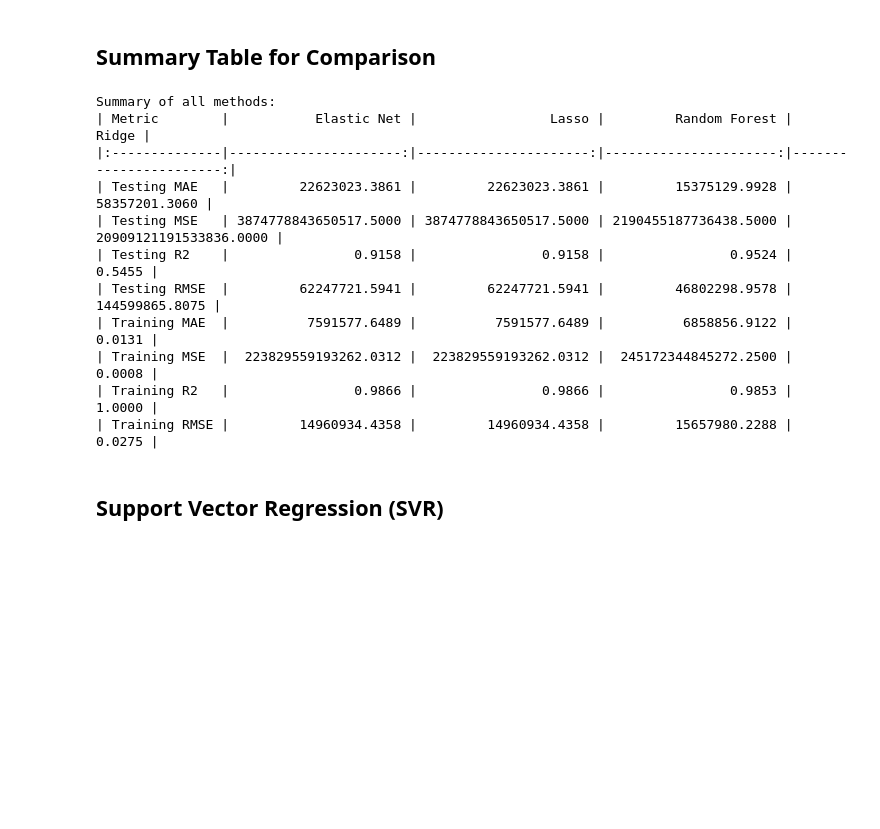
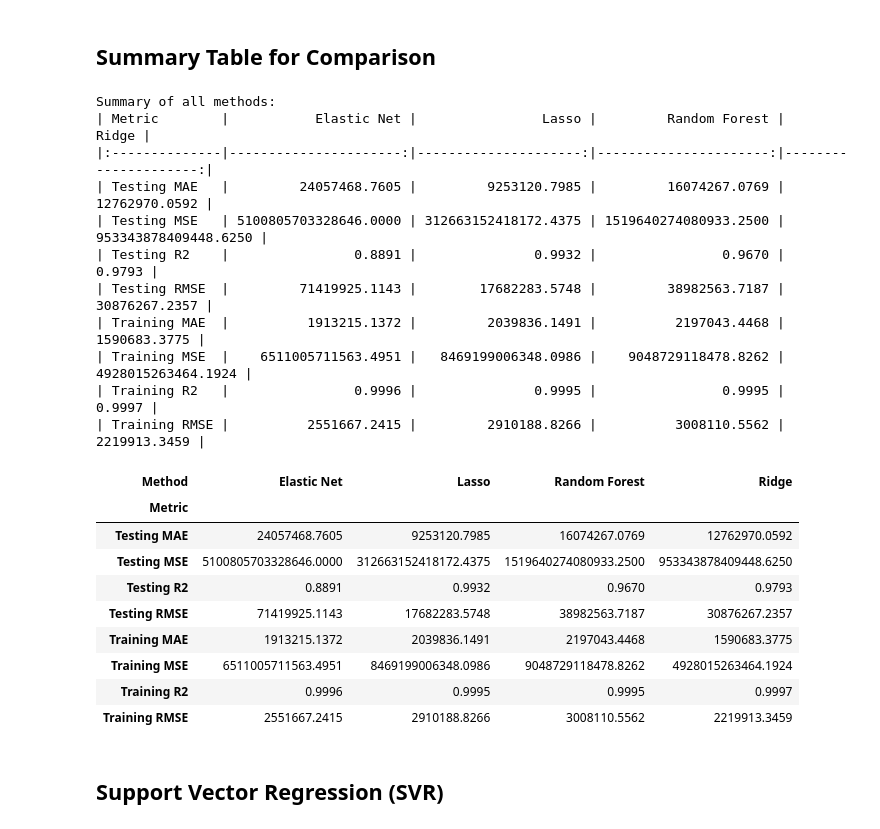
Before and after one commit to ducanhnguyen99/BNetzA, a Jupyter notebook: Benedict/First Analysis.ipynb, the cells around one changed output. Saved outputs shown, nothing was run; the diff lists cells and outputs as text; code cells hidden in the pictures; blank space fills up the shorter version.

```diff
--- a/Benedict/First Analysis.ipynb
+++ b/Benedict/First Analysis.ipynb
@@ -323,32 +505,68 @@ Significant Feature Importances by Random Forest:
 # %% [markdown]
 ## Summary Table for Comparison
 # %%
+# Convert results dictionaries to list format
+results_lasso_list = [
+    ["Lasso", metric, value] for metric, value in zip(results_lasso_dict["Metric"], results_lasso_dict["Value"])
+]
+
+results_ridge_list = [
+    ["Ridge", metric, value] for metric, value in zip(results_ridge_dict["Metric"], results_ridge_dict["Value"])
+]
+
+results_elastic_list = [
+    ["Elastic Net", metric, value] for metric, value in zip(results_elastic_dict["Metric"], results_elastic_dict["Value"])
+]
+
+results_rf_list = [
+    ["Random Forest", metric, value] for metric, value in zip(results_rf_dict["Metric"], results_rf_dict["Value"])
+]
+
 # Combine all results into a single summary table
-results_summary = results_lasso + results_ridge + results_elastic + results_rf
+results_summary = results_lasso_list + results_ridge_list + results_elastic_list + results_rf_list
 
 # Create a DataFrame for better visualization
 df_results_summary = pd.DataFrame(results_summary, columns=["Method", "Metric", "Value"])
 
+# Convert "Value" column to float to ensure proper formatting
+df_results_summary["Value"] = df_results_summary["Value"].astype(float)
+
 # Pivot the table for a better comparison format
 df_results_pivot = df_results_summary.pivot(index="Metric", columns="Method", values="Value")
 
+# Set display options to avoid scientific notation
+pd.set_option('display.float_format', lambda x: '%.4f' % x)
+
+# Display the summary table
 print("Summary of all methods:")
 print(tabulate(df_results_pivot, headers="keys", tablefmt="pipe", floatfmt=".4f"))
 
 # Optionally, save the results to a CSV file
 df_results_pivot.to_csv("model_comparison_summary.csv")
+
+df_results_pivot
 # %% [output]
 Summary of all methods:
-| Metric        |           Elastic Net |                 Lasso |         Random Forest |                  Ridge |
-|:--------------|----------------------:|----------------------:|----------------------:|-----------------------:|
-| Testing MAE   |         22623023.3861 |         22623023.3861 |         15375129.9928 |          58357201.3060 |
-| Testing MSE   | 3874778843650517.5000 | 3874778843650517.5000 | 2190455187736438.5000 | 20909121191533836.0000 |
-| Testing R2    |                0.9158 |                0.9158 |                0.9524 |                 0.5455 |
-| Testing RMSE  |         62247721.5941 |         62247721.5941 |         46802298.9578 |         144599865.8075 |
-| Training MAE  |          7591577.6489 |          7591577.6489 |          6858856.9122 |                 0.0131 |
-| Training MSE  |  223829559193262.0312 |  223829559193262.0312 |  245172344845272.2500 |                 0.0008 |
-| Training R2   |                0.9866 |                0.9866 |                0.9853 |                 1.0000 |
-| Training RMSE |         14960934.4358 |         14960934.4358 |         15657980.2288 |                 0.0275 |
+| Metric        |           Elastic Net |                Lasso |         Random Forest |                Ridge |
+|:--------------|----------------------:|---------------------:|----------------------:|---------------------:|
+| Testing MAE   |         24057468.7605 |         9253120.7985 |         16074267.0769 |        12762970.0592 |
+| Testing MSE   | 5100805703328646.0000 | 312663152418172.4375 | 1519640274080933.2500 | 953343878409448.6250 |
+| Testing R2    |                0.8891 |               0.9932 |                0.9670 |               0.9793 |
+| Testing RMSE  |         71419925.1143 |        17682283.5748 |         38982563.7187 |        30876267.2357 |
+| Training MAE  |          1913215.1372 |         2039836.1491 |          2197043.4468 |         1590683.3775 |
+| Training MSE  |    6511005711563.4951 |   8469199006348.0986 |    9048729118478.8262 |   4928015263464.1924 |
+| Training R2   |                0.9996 |               0.9995 |                0.9995 |               0.9997 |
+| Training RMSE |          2551667.2415 |         2910188.8266 |          3008110.5562 |         2219913.3459 |
+| Method | Elastic Net | Lasso | Random Forest | Ridge |
+| Metric |  |  |  |  |
+| Testing MAE | 24057468.7605 | 9253120.7985 | 16074267.0769 | 12762970.0592 |
+| Testing MSE | 5100805703328646.0000 | 312663152418172.4375 | 1519640274080933.2500 | 953343878409448.6250 |
+| Testing R2 | 0.8891 | 0.9932 | 0.9670 | 0.9793 |
+| Testing RMSE | 71419925.1143 | 17682283.5748 | 38982563.7187 | 30876267.2357 |
+| Training MAE | 1913215.1372 | 2039836.1491 | 2197043.4468 | 1590683.3775 |
+| Training MSE | 6511005711563.4951 | 8469199006348.0986 | 9048729118478.8262 | 4928015263464.1924 |
+| Training R2 | 0.9996 | 0.9995 | 0.9995 | 0.9997 |
+| Training RMSE | 2551667.2415 | 2910188.8266 | 3008110.5562 | 2219913.3459 |
 # %% [markdown]
 ## Support Vector Regression (SVR)
 # %%
```
Also changed, not shown: parts of 13 cells of this notebook, 2 other files.
